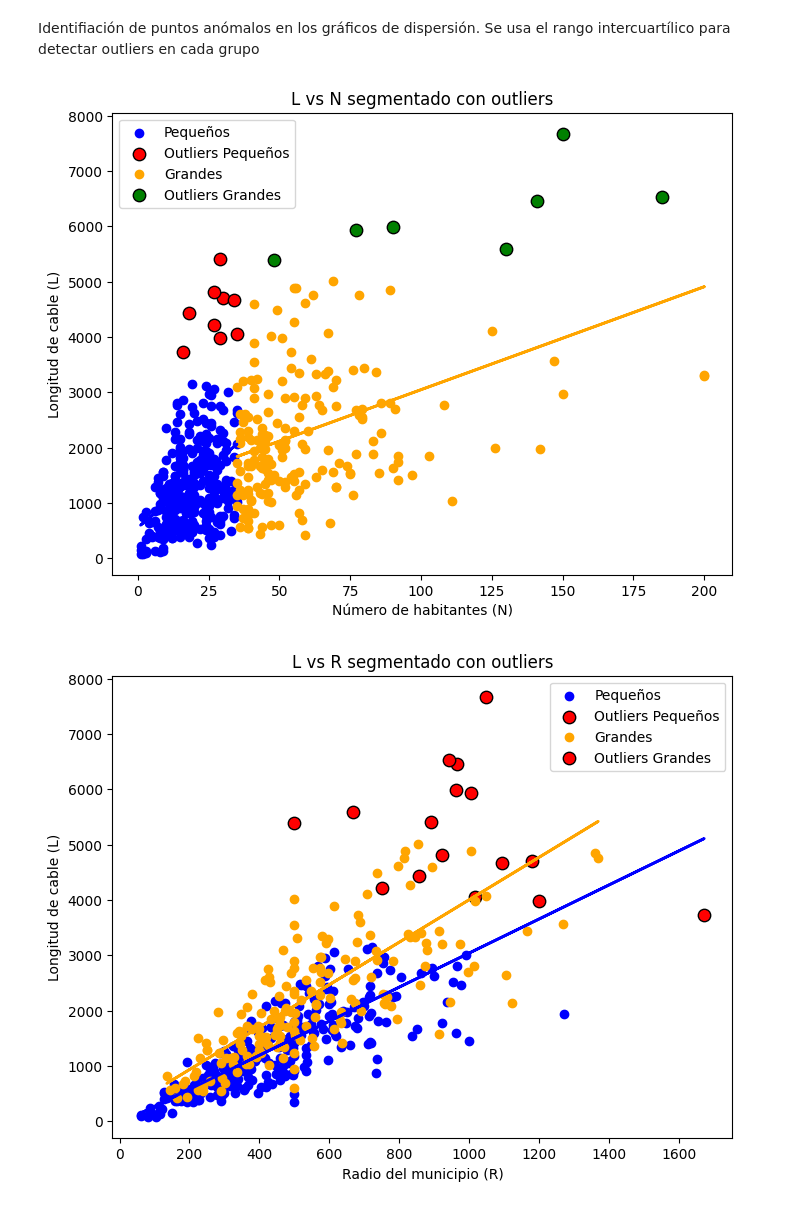
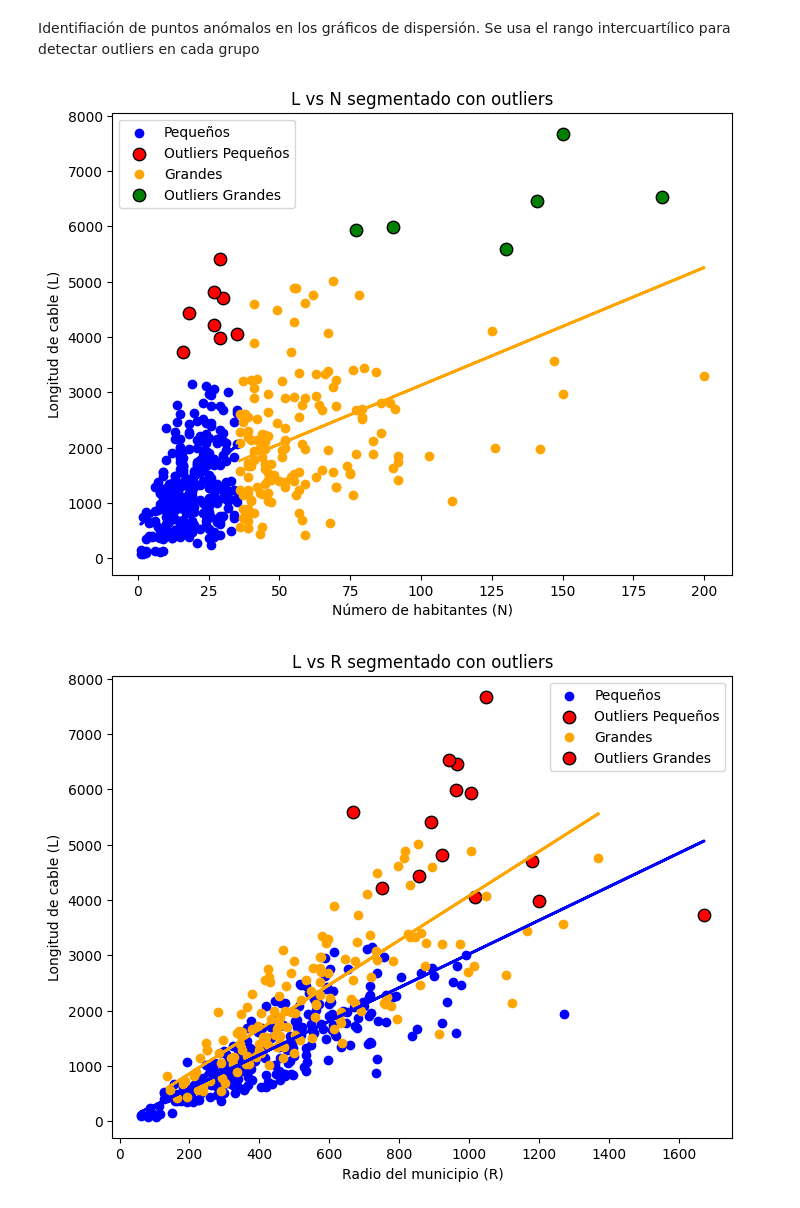
Before and after one commit to Samuels04/University, a Jupyter notebook: 4th Year/IntNeg/Práctica 3/Lab3.ipynb, the cells around one changed output. Saved outputs shown, nothing was run; the diff lists cells and outputs as text; code cells hidden in the pictures.

```diff
--- a/4th Year/IntNeg/Práctica 3/Lab3.ipynb
+++ b/4th Year/IntNeg/Práctica 3/Lab3.ipynb
@@ -13,14 +13,15 @@ import pandas as pd
 import numpy as np
 import warnings, time
 from sklearn.impute import SimpleImputer
+from sklearn.model_selection import KFold, cross_val_score
 warnings.filterwarnings("ignore")
 
-#Se define 'df' con los datos de cables.csv
-df = pd.read_csv("cables.csv")
-
+#Se define 'df1' con los datos de cables.csv para la primera parte en la que hay que eliminar valores NaN
+df1 = pd.read_csv("cables.csv")
+df2 = pd.read_csv("cables.csv")
 #Print para comprobar que se ha cargado
 print("Tamaño del dataframe:")
-print(df.shape)
+print(df1.shape)
 # %% [output]
 Tamaño del dataframe:
 (490, 8)
@@ -82,14 +67,14 @@ df.describe()
 #Hacemos un boxplot para ver todos los outliers
 import matplotlib.pyplot as plt
 
-df.boxplot(figsize=(10,6))
+df1.boxplot(figsize=(10,6))
 plt.show()
 # Ejemplo: detectar outliers usando el rango intercuartílico (IQR)
-Q1 = df['S'].quantile(0.25)
-Q3 = df['S'].quantile(0.75)
+Q1 = df1['S'].quantile(0.25)
+Q3 = df1['S'].quantile(0.75)
 IQR = Q3 - Q1
 
-outliers = df[(df['S'] < Q1 - 1.5*IQR) | (df['S'] > Q3 + 1.5*IQR)]
+outliers = df1[(df1['S'] < Q1 - 1.5*IQR) | (df1['S'] > Q3 + 1.5*IQR)]
 print(outliers)
 # %% [output]
 [figure]
@@ -114,9 +99,9 @@ print(outliers)
 #Eliminamos ahora las columnas redundantes
 #Las columnas U y G son distractoras, por lo que no aportan nada realmente, por lo que de momento serán eliminadas
 #También se elimina la primera columna que es sólo un índice
-df = df.drop(columns=['Unnamed: 0'])
+df1 = df1.drop(columns=['Unnamed: 0'])
 #df = df.drop(columns=['U', 'G'])
-print(df.columns)
+print(df1.columns)
 # %% [output]
 Index(['N', 'R', 'S', 'T', 'U', 'G', 'L'], dtype='object')
 # %% [markdown]
@@ -246,10 +261,10 @@ Dado que los puntos en el gráfico de dispersión están distribuidos más próx
 Identifiación de puntos anómalos en los gráficos de dispersión. Se usa el rango intercuartílico para detectar outliers en cada grupo
 # %%
 #Media de N
-media = df['N'].mean()
+media = df1['N'].mean()
 
-dfSmall = df[df['N'] < media]   # menos habitantes que la media
-dfBig = df[df['N'] >= media]  # igual o más habitantes que la media
+dfSmall = df1.dropna()[df1['N'] < media]   # menos habitantes que la media
+dfBig = df1.dropna()[df1['N'] >= media]  # igual o más habitantes que la media
 
 # Función auxiliar para detectar los outliers mediante el uso de IQR
 def detectar_outliers(series):
@@ -257,34 +272,34 @@ def detectar_outliers(series):
     Q3 = series.quantile(0.75)
     IQR = Q3 - Q1
     # True para los outliers
     return (series < Q1 - 1.5*IQR) | (series > Q3 + 1.5*IQR)
 
 # L vs N
 plt.figure(figsize=(8,6))
 
 # Pequeños
 outliersSmall = detectar_outliers(dfSmall['L'])
 plt.scatter(dfSmall['N'], dfSmall['L'], color='blue', label='Pequeños')
 plt.scatter(dfSmall['N'][outliersSmall], dfSmall['L'][outliersSmall],
             color='red', edgecolor='black', s=80, label='Outliers Pequeños')  # outliers resaltados
 m, b = np.polyfit(dfSmall['N'], dfSmall['L'], 1)
 plt.plot(dfSmall['N'], m*dfSmall['N'] + b, color='blue', linewidth=2)
 
 # Grandes
 outliersBig = detectar_outliers(dfBig['L'])
 plt.scatter(dfBig['N'], dfBig['L'], color='orange', label='Grandes')
 plt.scatter(dfBig['N'][outliersBig], dfBig['L'][outliersBig],
             color='green', edgecolor='black', s=80, label='Outliers Grandes')  # outliers resaltados
 m, b = np.polyfit(dfBig['N'], dfBig['L'], 1)
 plt.plot(dfBig['N'], m*dfBig['N'] + b, color='orange', linewidth=2)
 
 plt.title("L vs N segmentado con outliers")
 plt.xlabel("Número de habitantes (N)")
 plt.ylabel("Longitud de cable (L)")
 plt.legend()
 plt.show()
 # %% [output]
-[figure, old version]
+[figure, new version]
 # %%
 # 4️⃣ L vs R segmentado con outliers
 plt.figure(figsize=(8,6))
@@ -311,4 +326,4 @@ plt.ylabel("Longitud de cable (L)")
 plt.legend()
 plt.show()
 # %% [output]
-[figure, old version]
+[figure, new version]
```
Also changed, not shown: parts of 17 cells of this notebook, 4 other files.
